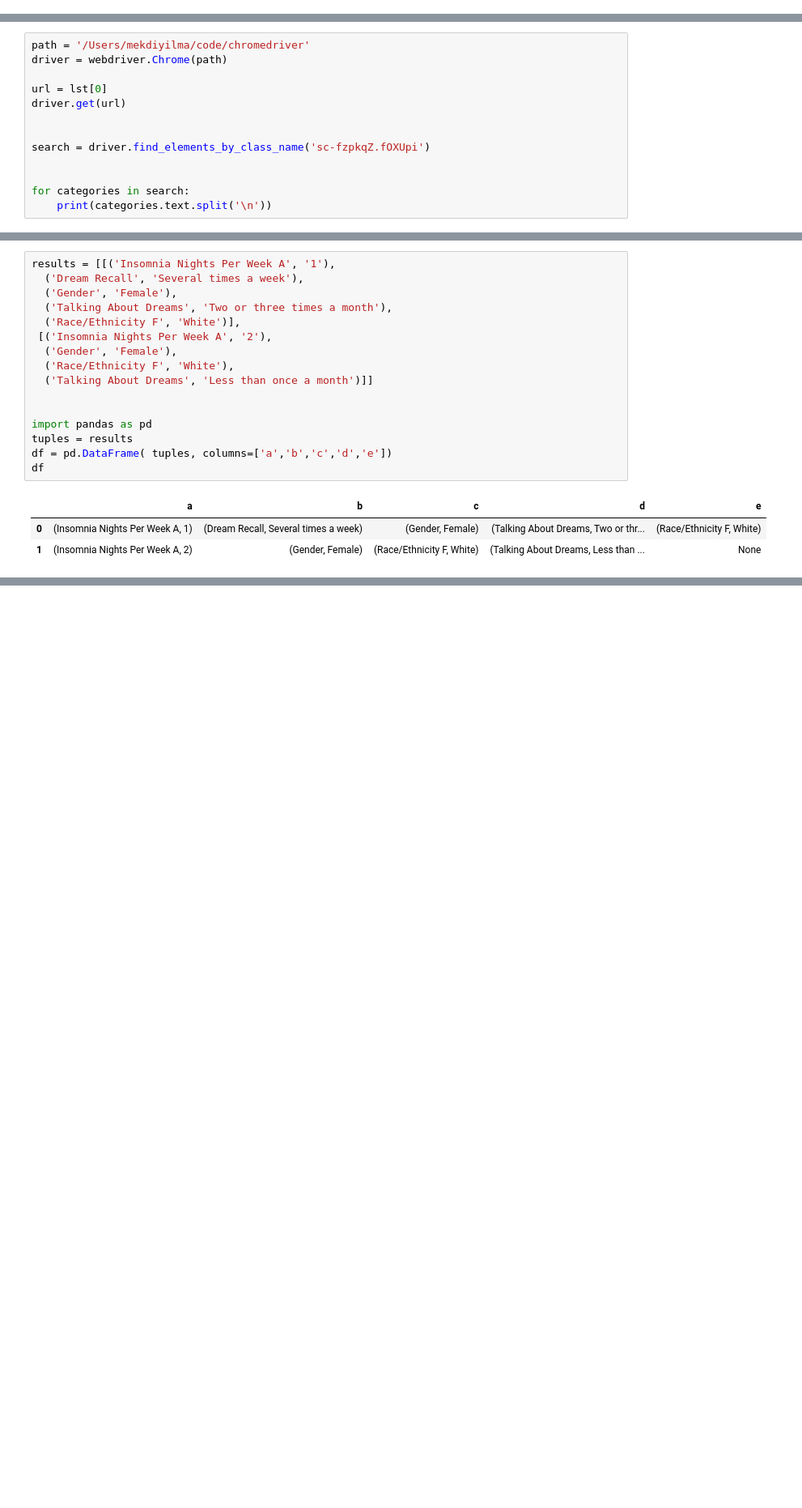
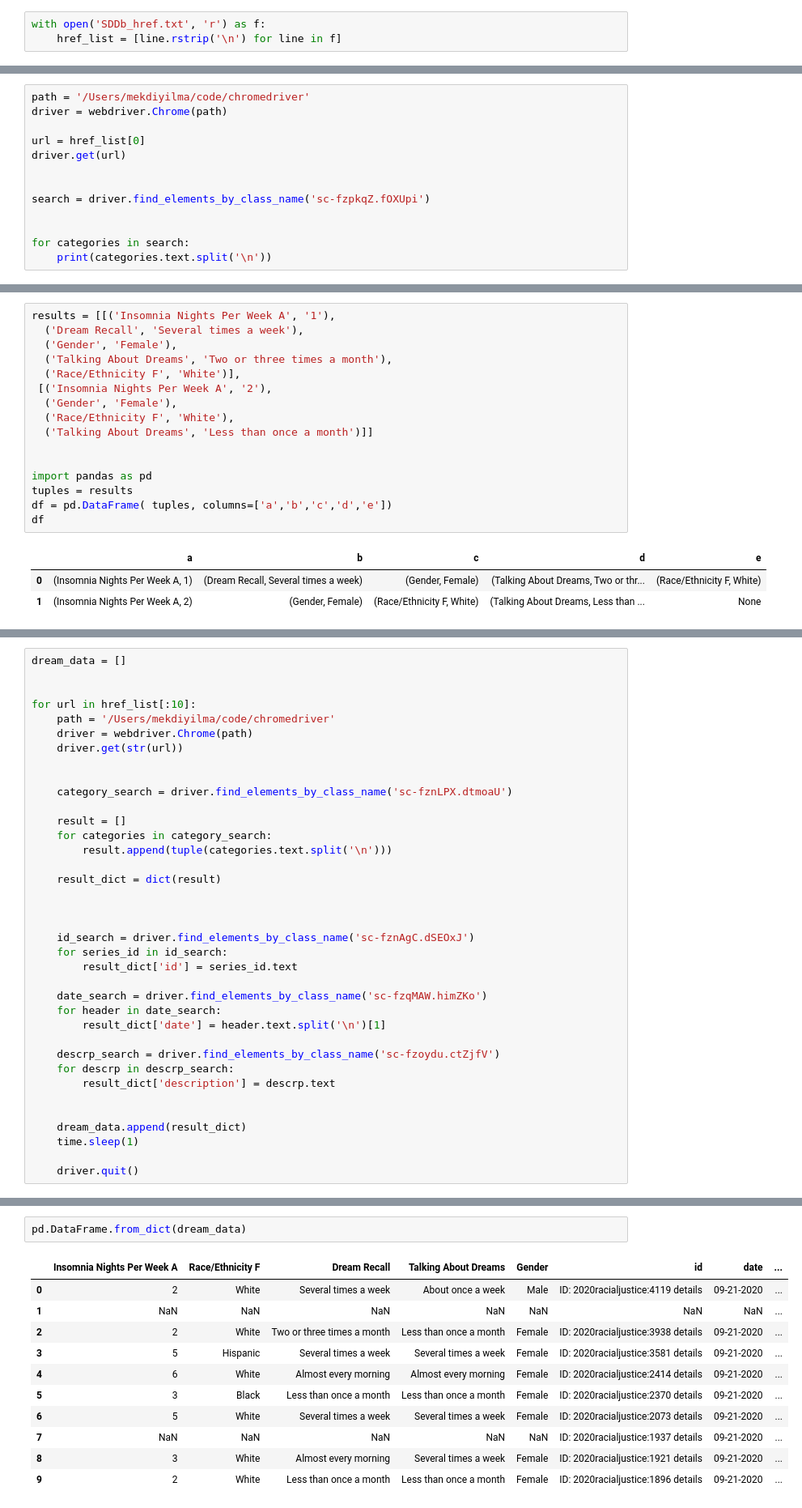
Before and after one commit to MekdiYilma/dreams, a Jupyter notebook: EDA/selenium_web-scrapping_test.ipynb, the cells around one changed output, grey strips where cells are left out. Shown: that part at 81% size. Drawn from its saved outputs; the diff is of its cells as text; blank space fills up the shorter version.

Commit message:
data web scrapped successfully!!

```diff
--- a/EDA/selenium_web-scrapping_test.ipynb
+++ b/EDA/selenium_web-scrapping_test.ipynb
@@ -193,0 +250,3 @@ driver.execute_script('window.scrollTo(0, document.body.scrollHeight);')
+# %%
+with open('SDDb_href.txt', 'r') as f:
+    href_list = [line.rstrip('\n') for line in f]
@@ -323,7 +391,7 @@ except:
 path = '/Users/mekdiyilma/code/chromedriver'
 driver = webdriver.Chrome(path)
 
-url = lst[0]
+url = href_list[0]
 driver.get(url)
 
 
@@ -410,0 +568,37 @@ Talking About Dreams
+# %%
+dream_data = []
+
+
+for url in href_list[:10]:
+    path = '/Users/mekdiyilma/code/chromedriver'
+    driver = webdriver.Chrome(path)
+    driver.get(str(url))
+
+
+    category_search = driver.find_elements_by_class_name('sc-fznLPX.dtmoaU')
+
+    result = []
+    for categories in category_search:
+        result.append(tuple(categories.text.split('\n')))
+
+    result_dict = dict(result)
+
+
+
+    id_search = driver.find_elements_by_class_name('sc-fznAgC.dSEOxJ')
+    for series_id in id_search:
+        result_dict['id'] = series_id.text
+
+    date_search = driver.find_elements_by_class_name('sc-fzqMAW.himZKo')
+    for header in date_search:
+        result_dict['date'] = header.text.split('\n')[1]
+
+    descrp_search = driver.find_elements_by_class_name('sc-fzoydu.ctZjfV')
+    for descrp in descrp_search:
+        result_dict['description'] = descrp.text
+
+
+    dream_data.append(result_dict)
+    time.sleep(1)
+
+    driver.quit()
@@ -410,0 +625,14 @@ Talking About Dreams
+# %%
+pd.DataFrame.from_dict(dream_data)
+# %% [output]
+|  | Insomnia Nights Per Week A | Race/Ethnicity F | Dream Recall | Talking About Dreams | Gender | id | date | ... |
+| 0 | 2 | White | Several times a week | About once a week | Male | ID: 2020racialjustice:4119 details | 09-21-2020 | ... |
+| 1 | NaN | NaN | NaN | NaN | NaN | NaN | NaN | ... |
+| 2 | 2 | White | Two or three times a month | Less than once a month | Female | ID: 2020racialjustice:3938 details | 09-21-2020 | ... |
+| 3 | 5 | Hispanic | Several times a week | Several times a week | Female | ID: 2020racialjustice:3581 details | 09-21-2020 | ... |
+| 4 | 6 | White | Almost every morning | Almost every morning | Female | ID: 2020racialjustice:2414 details | 09-21-2020 | ... |
+| 5 | 3 | Black | Less than once a month | Less than once a month | Female | ID: 2020racialjustice:2370 details | 09-21-2020 | ... |
+| 6 | 5 | White | Several times a week | Several times a week | Female | ID: 2020racialjustice:2073 details | 09-21-2020 | ... |
+| 7 | NaN | NaN | NaN | NaN | NaN | ID: 2020racialjustice:1937 details | 09-21-2020 | ... |
+| 8 | 3 | White | Almost every morning | Several times a week | Female | ID: 2020racialjustice:1921 details | 09-21-2020 | ... |
+| 9 | 2 | White | Less than once a month | Less than once a month | Female | ID: 2020racialjustice:1896 details | 09-21-2020 | ... |
```
Also changed, not shown: parts of 51 cells of this notebook, 7 other files.
